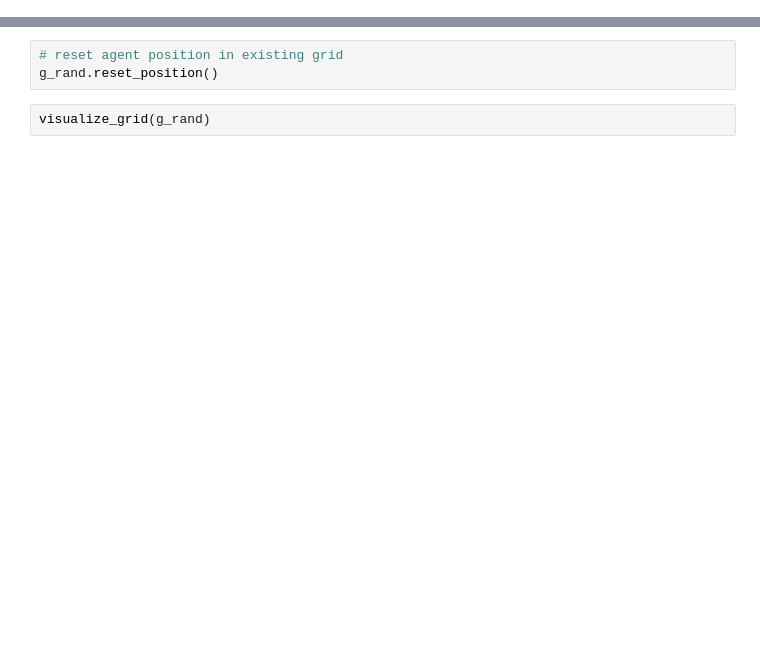
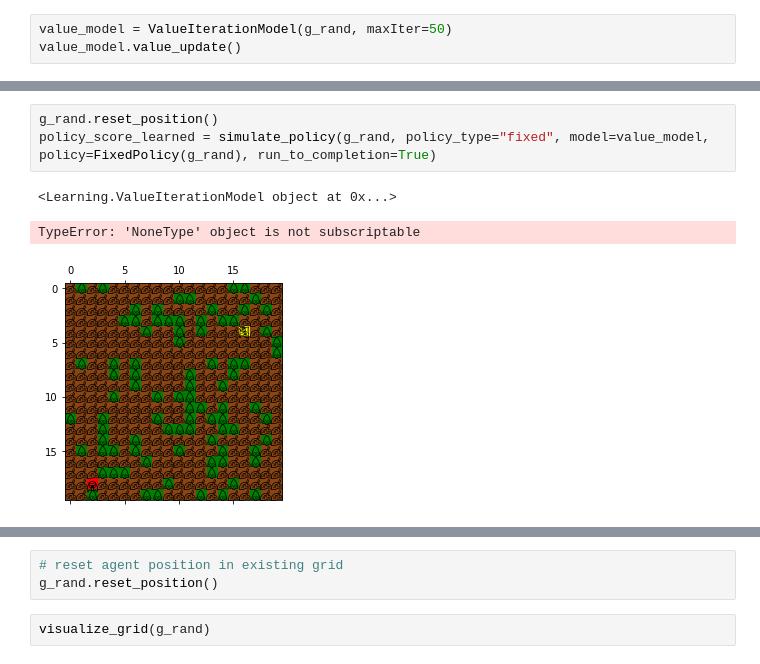
Before and after one commit to anujshetty/SearchAndResQ, a Jupyter notebook: Starter.ipynb, the cells around one changed output, grey strips where cells are left out. Saved outputs shown, nothing was run; the diff lists cells and outputs as text; blank space fills up the shorter version.

```diff
--- a/Starter.ipynb
+++ b/Starter.ipynb
@@ -69,0 +46,3 @@ visualize_grid(g_rand)
+# %%
+value_model = ValueIterationModel(g_rand, maxIter=50)
+value_model.value_update()
@@ -69,0 +68,7 @@ visualize_grid(g_rand)
+# %%
+g_rand.reset_position()
+policy_score_learned = simulate_policy(g_rand, policy_type="fixed", model=value_model, policy=FixedPolicy(g_rand), run_to_completion=True)
+# %% [output]
+<Learning.ValueIterationModel object at 0x...>
+TypeError: 'NoneType' object is not subscriptable
+[figure, added]
```
Also changed, not shown: parts of 16 cells of this notebook, 3 other files.
